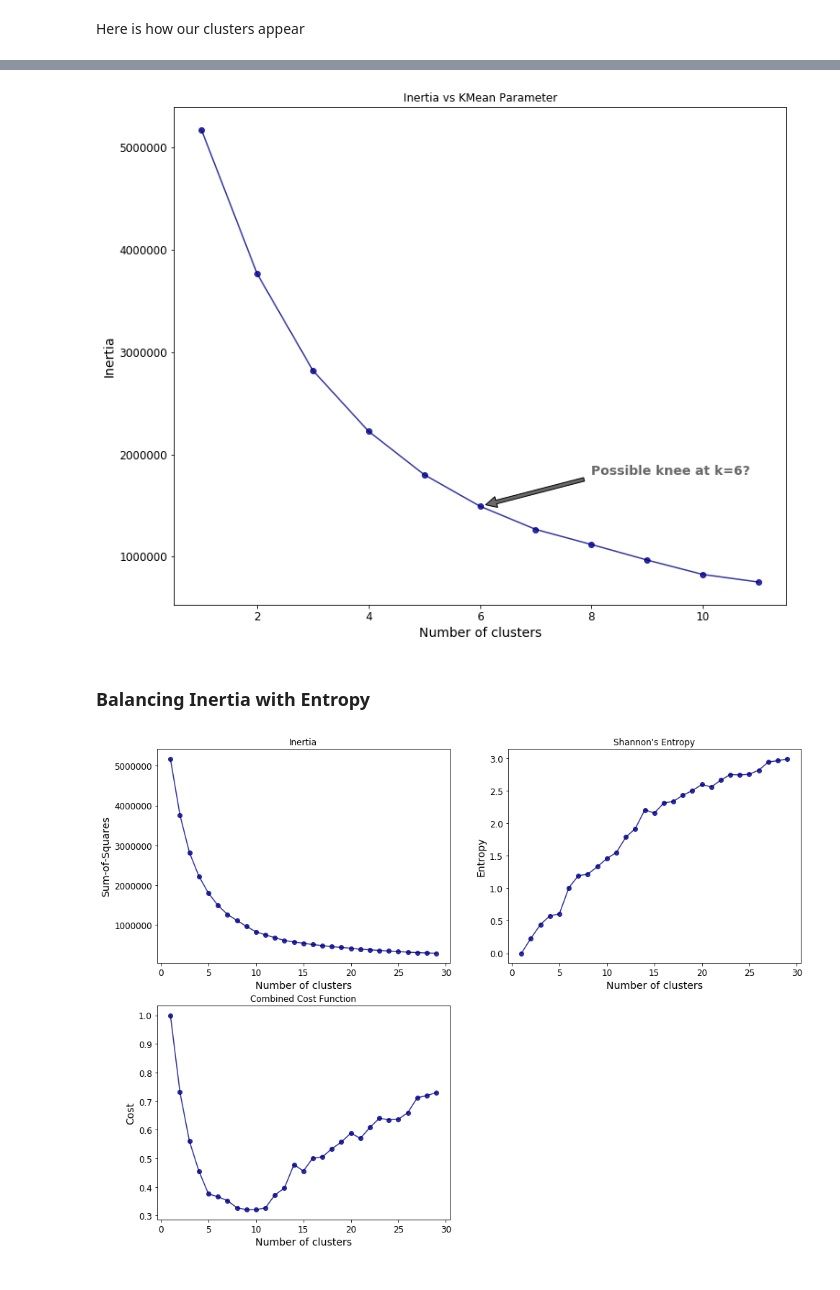
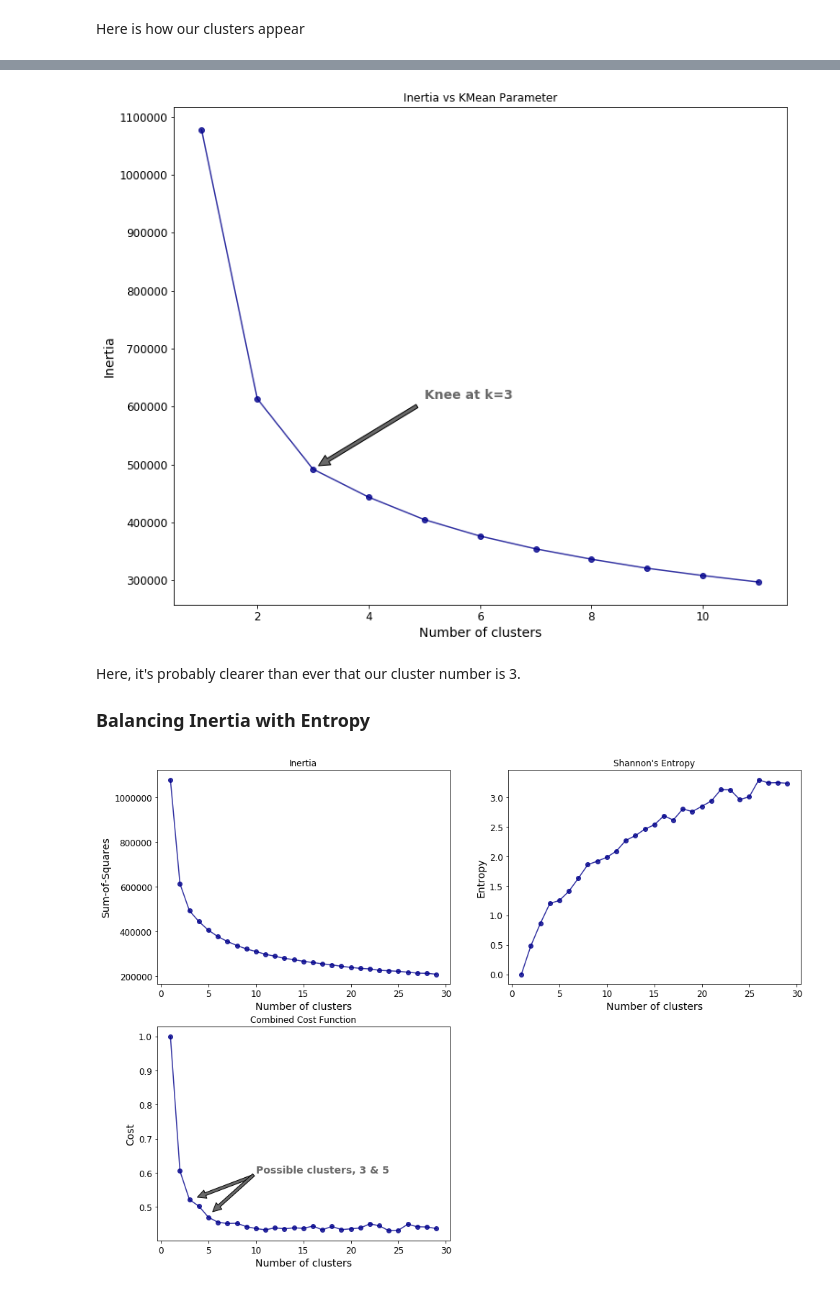
Before and after one commit to dxu15-nic/Instacart_Recommender, a Jupyter notebook: notebooks/Clients clustering.ipynb, the cells around one changed output, grey strips where cells are left out. Cells and saved outputs as stored; diff of their text form; code cells hidden in the pictures.

```diff
--- a/notebooks/Clients clustering.ipynb
+++ b/notebooks/Clients clustering.ipynb
@@ -81,6 +85,6 @@ cluster_df.to_pickle('../data/interim/cluster_df.pkl')
 # %% [markdown]
 Using the Principal Component Analysis in the crosstab dataframe will reduce the number of aisles to any given number.
 # %%
-pca = PCA(n_components=5)
-pca.fit(cluster_df)
-pca_samples = pca.transform(cluster_df)
+pca = PCA(n_components=10)
+pca.fit(data_user_dept)
+pca_samples = pca.transform(data_user_dept)
@@ -101,13 +125,8 @@ i=1
 for column1 in range(0,5):
     for column2 in range(0,5):
         if column1!=column2:
-            matXY = ps[[column1,column2]].as_matrix()
-            simCosine = 1. - cdist(matXY, [[1,1]], 'cosine')
-
             ax = plt.subplot(5,4,i)
-            ax.scatter(ps[column1], ps[column2], c=simCosine.T[0], s=20)
-            plt.ylim([-500,900])
-            plt.xlim([-250,700])
+            ax.scatter(ps[column1], ps[column2], c='dimgrey', s=20)
             plt.axis('off')
             plt.title('PCA {}/PCA {}'.format(column1,column2))
             i+=1
@@ -152,0 +149,3 @@ cb.set_label('Distance from (0,0)', size=14)
+# %%
+#Reduce the matrix for the sake of memory
+matDendogram = ps[:10000]
@@ -262,18 +284,20 @@ testKmeanXY = test(matXY, kRange)
 # %%
 plt.figure(figsize=(12,10))
 
-plt.plot(kRange, testKmeanXY, 'o-', color='darkblue', alpha=0.8)
+plt.plot(kRange, testKmean, 'o-', color='darkblue', alpha=0.8)
 plt.xlabel('Number of clusters')
 plt.ylabel('Inertia')
 plt.title('Inertia vs KMean Parameter')
-plt.annotate('Possible knee at k=6?', xy=(6, testKmeanXY[5]), xytext=(8,testKmeanXY[4]),
+plt.annotate('Knee at k=3', xy=(3, testKmean[2]), xytext=(5,testKmean[1]),
              size=14, weight='bold', color='dimgray',
              arrowprops=dict(facecolor='dimgray', shrink=0.05))
 plt.show();
 # %% [output]
-[figure, old version]
+[figure, new version]
-# %% [markdown]
-### Balancing Inertia with Entropy
+# %% [markdown]
+Here, it's probably clearer than ever that our cluster number is 3.
+
+### Balancing Inertia with Entropy
 # %%
 # Computing Akaike and Bayes Information Criteria
 def kmeansIC(model):
@@ -313,33 +337,40 @@ def newTest(data, nClusterRange):
         entropies[i] = kmeansEntropy(model)
     return {'inertias': inertias, 'AICs': AICs, 'BICs': BICs, 'Hrenyis': Hrenyis, 'entropies': entropies}
 # %%
-testResXY = newTest(matXY, range(1,30))
+testRes = newTest(matDendogram, range(1,30))
 # %%
 plt.figure(figsize=(16,12))
 
-norm_inertias = testResXY['inertias'][0]
-norm_entropies = - np.log2(1./len(matXY))
+norm_inertias = testRes['inertias'][0]
+norm_entropies = - np.log2(1./len(matDendogram))
 
 ax1 = plt.subplot('221')
-ax1.plot(range(1,30),testResXY['inertias'], 'o-', color='darkblue', alpha=0.8)
+ax1.plot(range(1,30),testRes['inertias'], 'o-', color='darkblue', alpha=0.8)
 plt.title('Inertia')
 plt.xlabel('Number of clusters')
 plt.ylabel('Sum-of-Squares')
 
 ax2 = plt.subplot('222')
-ax2.plot(range(1,30), testResXY['entropies'], 'o-', color='darkblue', alpha=0.8)
+ax2.plot(range(1,30), testRes['entropies'], 'o-', color='darkblue', alpha=0.8)
 plt.title("Shannon's Entropy")
 plt.xlabel('Number of clusters')
 plt.ylabel('Entropy')
 
 ax3 = plt.subplot('223')
-ax3.plot(range(1,30), testResXY['inertias']/norm_inertias + testResXY['entropies']**2/norm_entropies, \
+ax3.plot(range(1,30), testRes['inertias']/norm_inertias + testRes['entropies']/norm_entropies, \
          'o-', color='darkblue', alpha=0.8)
 plt.title('Combined Cost Function')
 plt.xlabel('Number of clusters')
 plt.ylabel('Cost')
 
+plt.annotate('Possible clusters, 3 & 5', xy=(3.5, 0.525), xytext=(10, 0.6),
+             size=14, weight='bold', color='dimgray',
+             arrowprops=dict(facecolor='dimgray', shrink=0.05))
+plt.annotate('', xy=(5.2, 0.48), xytext=(10, 0.6),
+             size=14, weight='bold', color='dimgray',
+             arrowprops=dict(facecolor='dimgray', shrink=0.05))
+
 plt.show();
 # %% [output]
-[figure, old version]
+[figure, new version]
 # %% [markdown]
```
Also changed, not shown: parts of 71 cells of this notebook.
